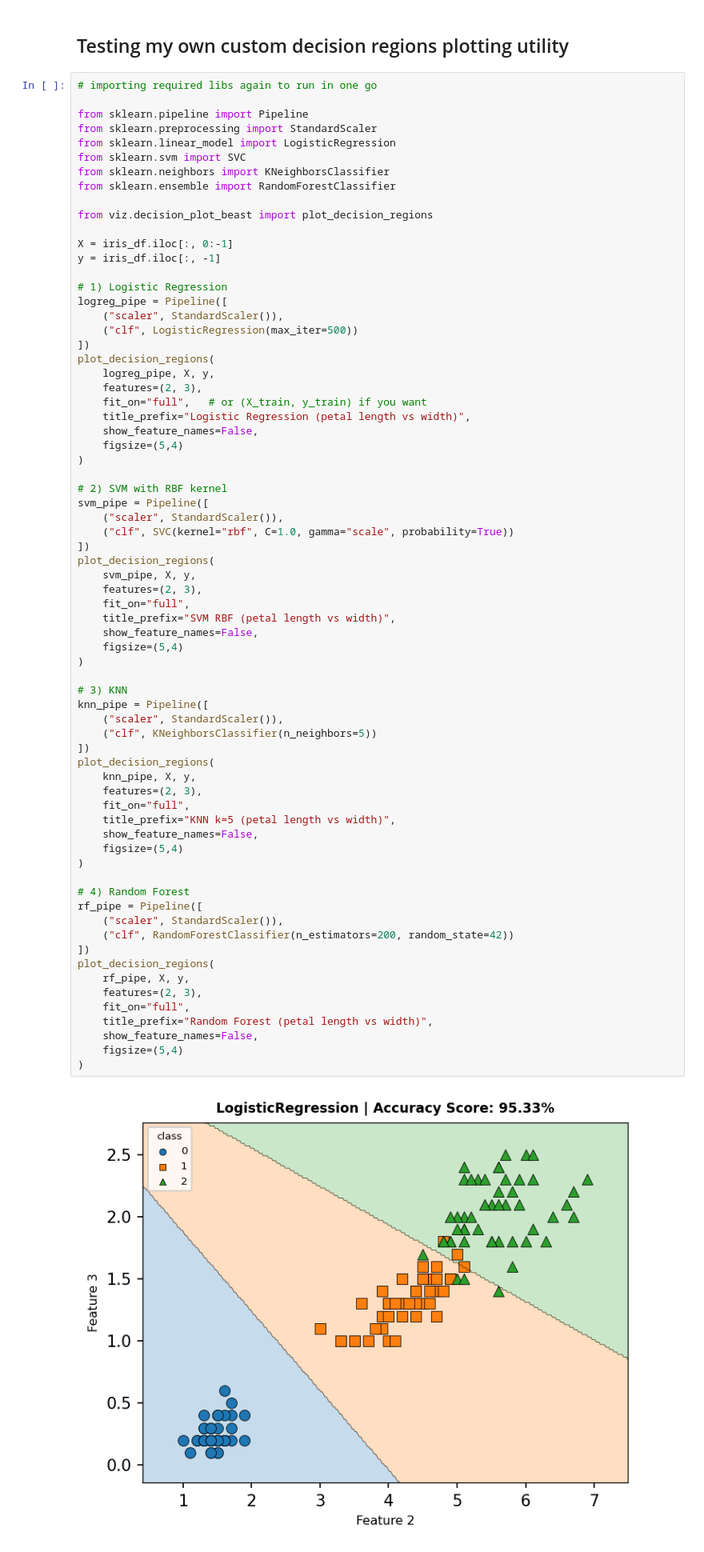
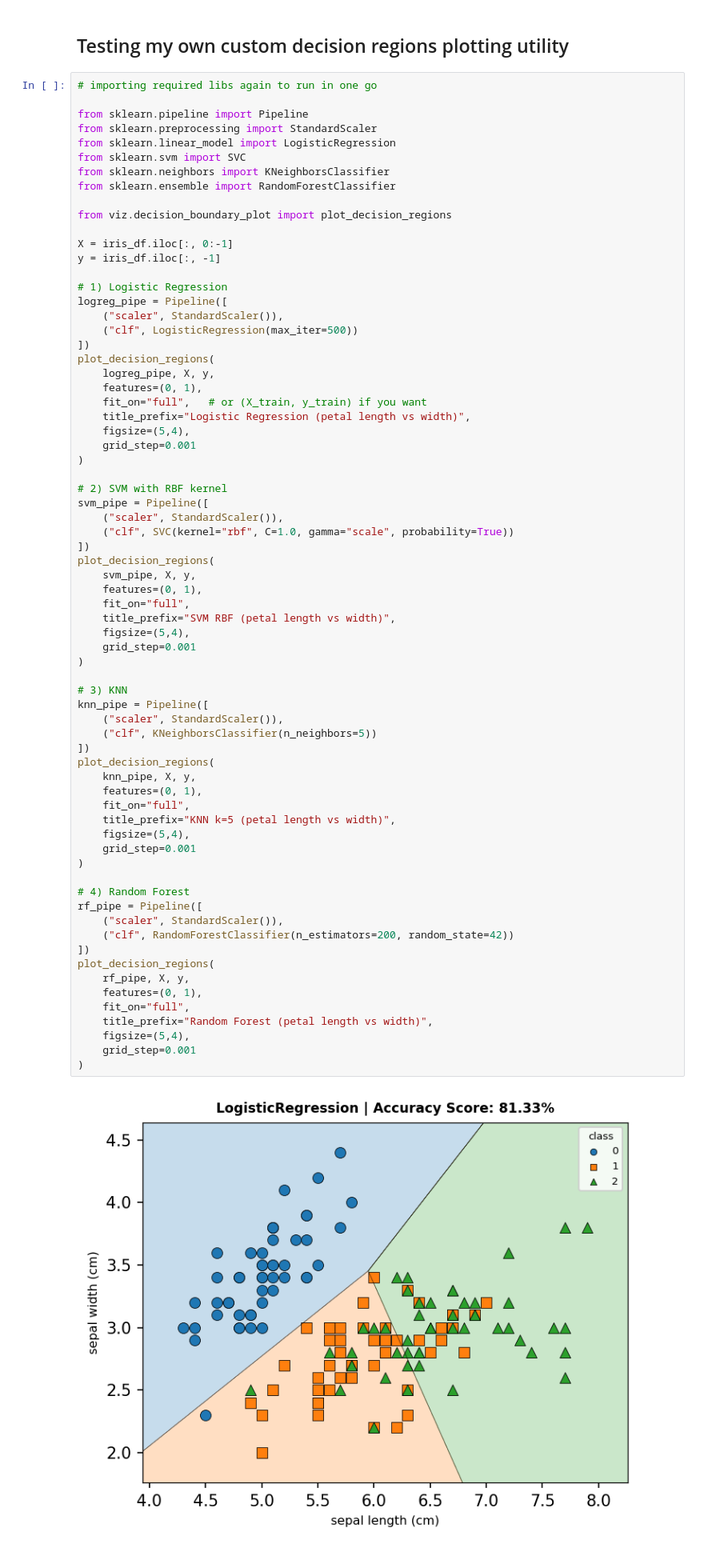
Before and after one commit to Rahul-Vashistt/ml-portfolio, a Jupyter notebook: Classification/iris_flower.ipynb, the cells around one changed output. Shown at 80% size. Saved outputs shown, nothing was run; the diff lists cells and outputs as text.

Commit message:
Updated some plots

```diff
--- a/Classification/iris_flower.ipynb
+++ b/Classification/iris_flower.ipynb
@@ -220,7 +182,7 @@ from sklearn.svm import SVC
 from sklearn.neighbors import KNeighborsClassifier
 from sklearn.ensemble import RandomForestClassifier
 
-from viz.decision_plot_beast import plot_decision_regions
+from viz.decision_boundary_plot import plot_decision_regions
 
 X = iris_df.iloc[:, 0:-1]
 y = iris_df.iloc[:, -1]
@@ -232,11 +194,11 @@ logreg_pipe = Pipeline([
 ])
 plot_decision_regions(
     logreg_pipe, X, y,
-    features=(2, 3),
+    features=(0, 1),
     fit_on="full",   # or (X_train, y_train) if you want
     title_prefix="Logistic Regression (petal length vs width)",
-    show_feature_names=False,
-    figsize=(5,4)
+    figsize=(5,4),
+    grid_step=0.001
 )
 
 # 2) SVM with RBF kernel
@@ -245,40 +207,40 @@ svm_pipe = Pipeline([
     ("clf", SVC(kernel="rbf", C=1.0, gamma="scale", probability=True))
 ])
 plot_decision_regions(
     svm_pipe, X, y,
-    features=(2, 3),
+    features=(0, 1),
     fit_on="full",
     title_prefix="SVM RBF (petal length vs width)",
-    show_feature_names=False,
-    figsize=(5,4)
+    figsize=(5,4),
+    grid_step=0.001
 )
 
 # 3) KNN
 knn_pipe = Pipeline([
     ("scaler", StandardScaler()),
     ("clf", KNeighborsClassifier(n_neighbors=5))
 ])
 plot_decision_regions(
     knn_pipe, X, y,
-    features=(2, 3),
+    features=(0, 1),
     fit_on="full",
     title_prefix="KNN k=5 (petal length vs width)",
-    show_feature_names=False,
-    figsize=(5,4)
+    figsize=(5,4),
+    grid_step=0.001
 )
 
 # 4) Random Forest
 rf_pipe = Pipeline([
     ("scaler", StandardScaler()),
     ("clf", RandomForestClassifier(n_estimators=200, random_state=42))
 ])
 plot_decision_regions(
     rf_pipe, X, y,
-    features=(2, 3),
+    features=(0, 1),
     fit_on="full",
     title_prefix="Random Forest (petal length vs width)",
-    show_feature_names=False,
-    figsize=(5,4)
+    figsize=(5,4),
+    grid_step=0.001
 )
 # %% [output]
-[figure, old version]
+[figure, new version]
```
Also changed, not shown: parts of 8 cells of this notebook.
